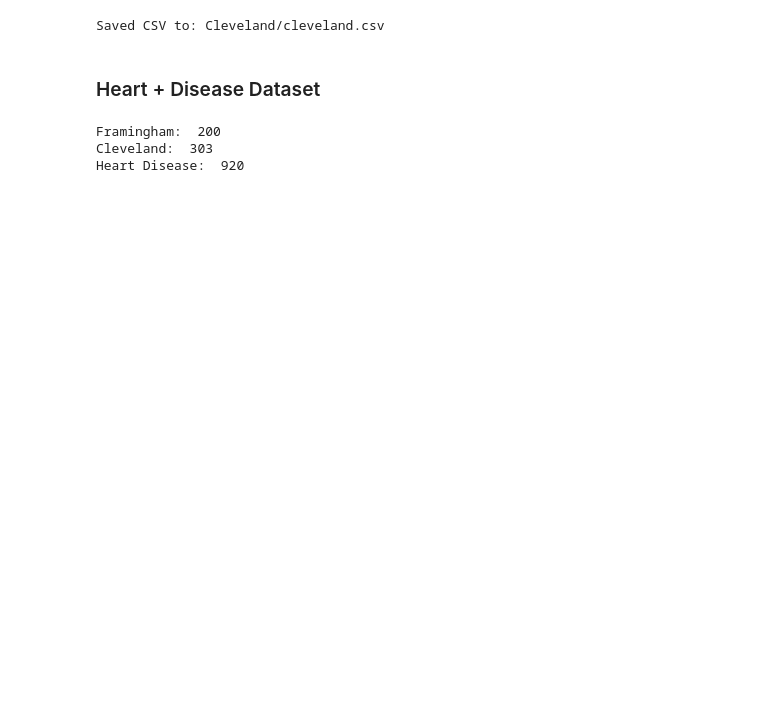
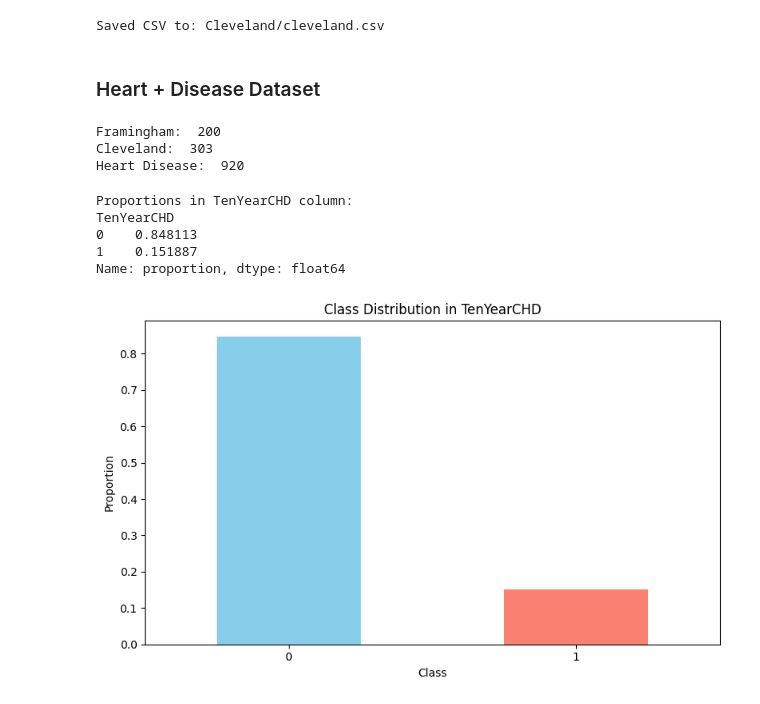
Before and after one commit to chrislhughes01/ece228project, a Jupyter notebook: SSDA.ipynb, the cells around one changed output. Cells and saved outputs as stored; diff of their text form; code cells hidden in the pictures; blank space fills up the shorter version.

Commit message:
Fix original code

```diff
--- a/SSDA.ipynb
+++ b/SSDA.ipynb
@@ -343,3 +425,33 @@ Cleveland:  303
 Heart Disease:  920
 # %%
 df_heart_disease.to_csv("heart_disease.csv", index=False)
+# %%
+# Load the original framingham dataset
+df_original = pd.read_csv('framingham.csv')
+
+# Get the name of the last column
+last_column = df_original.columns[-1]
+
+# Calculate proportions of 0s vs 1s in the target column
+target_proportions = df_original[last_column].value_counts(normalize=True)
+
+# Print the proportions
+print(f"Proportions in {last_column} column:")
+print(target_proportions)
+
+# Create a bar plot to visualize the class distribution
+plt.figure(figsize=(8, 5))
+target_proportions.plot(kind='bar', color=['skyblue', 'salmon'])
+plt.title(f'Class Distribution in {last_column}')
+plt.xlabel('Class')
+plt.ylabel('Proportion')
+plt.xticks(rotation=0)
+plt.tight_layout()
+plt.show()
+# %% [output]
+Proportions in TenYearCHD column:
+TenYearCHD
+0    0.848113
+1    0.151887
+Name: proportion, dtype: float64
+[figure, added]
```
Also changed, not shown: parts of 7 cells of this notebook, 4 other files.
